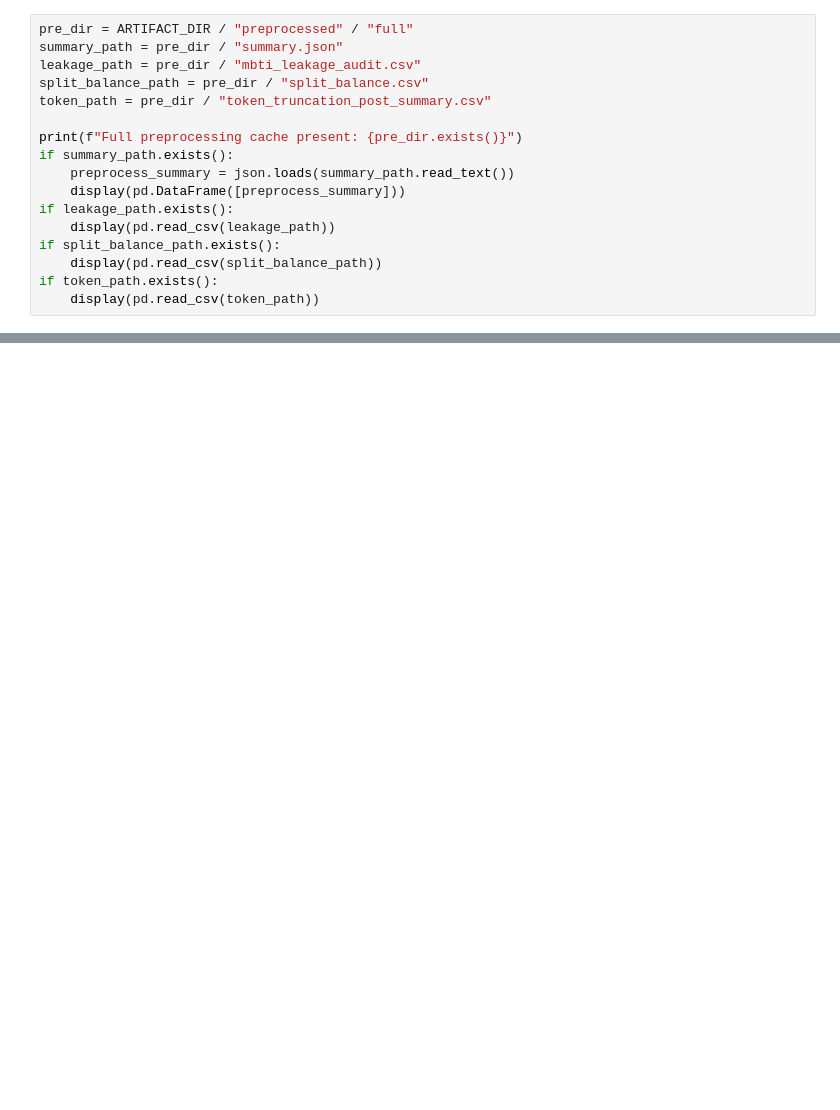
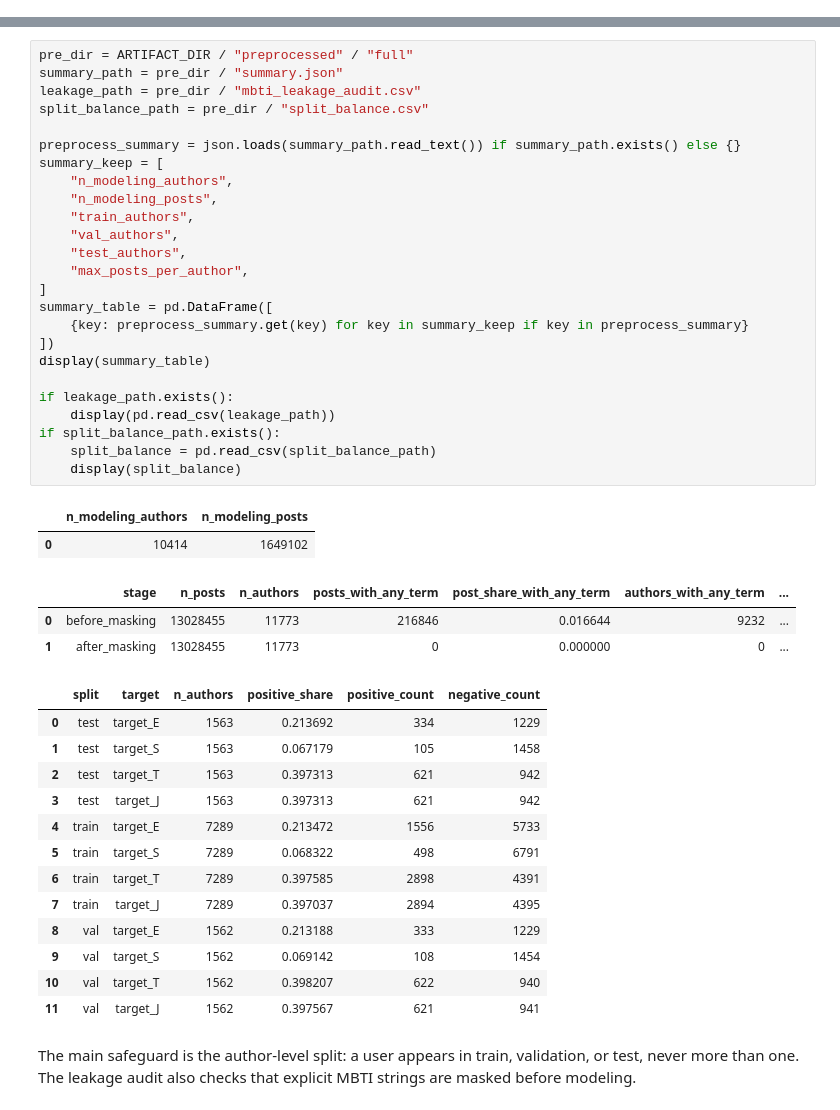
Before and after one commit to zih428/ac209b-emotion-mbti-final-project, a Jupyter notebook: milestones/ms4_final_modeling_deliverables/code/cs1090b_ms4_main_group66.ipynb, the cells around one changed output, grey strips where cells are left out. Cells and saved outputs as stored; diff of their text form; blank space fills up the shorter version.

```diff
--- a/milestones/ms4_final_modeling_deliverables/code/cs1090b_ms4_main_group66.ipynb
+++ b/milestones/ms4_final_modeling_deliverables/code/cs1090b_ms4_main_group66.ipynb
@@ -334,17 +0,0 @@ The full local preprocessing run loaded Reddit through KaggleHub, masked explici
-# %%
-pre_dir = ARTIFACT_DIR / "preprocessed" / "full"
-summary_path = pre_dir / "summary.json"
-leakage_path = pre_dir / "mbti_leakage_audit.csv"
-split_balance_path = pre_dir / "split_balance.csv"
-token_path = pre_dir / "token_truncation_post_summary.csv"
-
-print(f"Full preprocessing cache present: {pre_dir.exists()}")
-if summary_path.exists():
-    preprocess_summary = json.loads(summary_path.read_text())
-    display(pd.DataFrame([preprocess_summary]))
-if leakage_path.exists():
-    display(pd.read_csv(leakage_path))
-if split_balance_path.exists():
-    display(pd.read_csv(split_balance_path))
-if token_path.exists():
-    display(pd.read_csv(token_path))
@@ -712,0 +78,46 @@ display(final_claims)
+# %%
+pre_dir = ARTIFACT_DIR / "preprocessed" / "full"
+summary_path = pre_dir / "summary.json"
+leakage_path = pre_dir / "mbti_leakage_audit.csv"
+split_balance_path = pre_dir / "split_balance.csv"
+
+preprocess_summary = json.loads(summary_path.read_text()) if summary_path.exists() else {}
+summary_keep = [
+    "n_modeling_authors",
+    "n_modeling_posts",
+    "train_authors",
+    "val_authors",
+    "test_authors",
+    "max_posts_per_author",
+]
+summary_table = pd.DataFrame([
+    {key: preprocess_summary.get(key) for key in summary_keep if key in preprocess_summary}
+])
+display(summary_table)
+
+if leakage_path.exists():
+    display(pd.read_csv(leakage_path))
+if split_balance_path.exists():
+    split_balance = pd.read_csv(split_balance_path)
+    display(split_balance)
+# %% [output]
+|  | n_modeling_authors | n_modeling_posts |
+| 0 | 10414 | 1649102 |
+|  | stage | n_posts | n_authors | posts_with_any_term | post_share_with_any_term | authors_with_any_term | ... |
+| 0 | before_masking | 13028455 | 11773 | 216846 | 0.016644 | 9232 | ... |
+| 1 | after_masking | 13028455 | 11773 | 0 | 0.000000 | 0 | ... |
+|  | split | target | n_authors | positive_share | positive_count | negative_count |
+| 0 | test | target_E | 1563 | 0.213692 | 334 | 1229 |
+| 1 | test | target_S | 1563 | 0.067179 | 105 | 1458 |
+| 2 | test | target_T | 1563 | 0.397313 | 621 | 942 |
+| 3 | test | target_J | 1563 | 0.397313 | 621 | 942 |
+| 4 | train | target_E | 7289 | 0.213472 | 1556 | 5733 |
+| 5 | train | target_S | 7289 | 0.068322 | 498 | 6791 |
+| 6 | train | target_T | 7289 | 0.397585 | 2898 | 4391 |
+| 7 | train | target_J | 7289 | 0.397037 | 2894 | 4395 |
+| 8 | val | target_E | 1562 | 0.213188 | 333 | 1229 |
+| 9 | val | target_S | 1562 | 0.069142 | 108 | 1454 |
+| 10 | val | target_T | 1562 | 0.398207 | 622 | 940 |
+| 11 | val | target_J | 1562 | 0.397567 | 621 | 941 |
+# %% [markdown]
+The main safeguard is the author-level split: a user appears in train, validation, or test, never more than one. The leakage audit also checks that explicit MBTI strings are masked before modeling.
```
Also changed, not shown: parts of 101 cells of this notebook.
